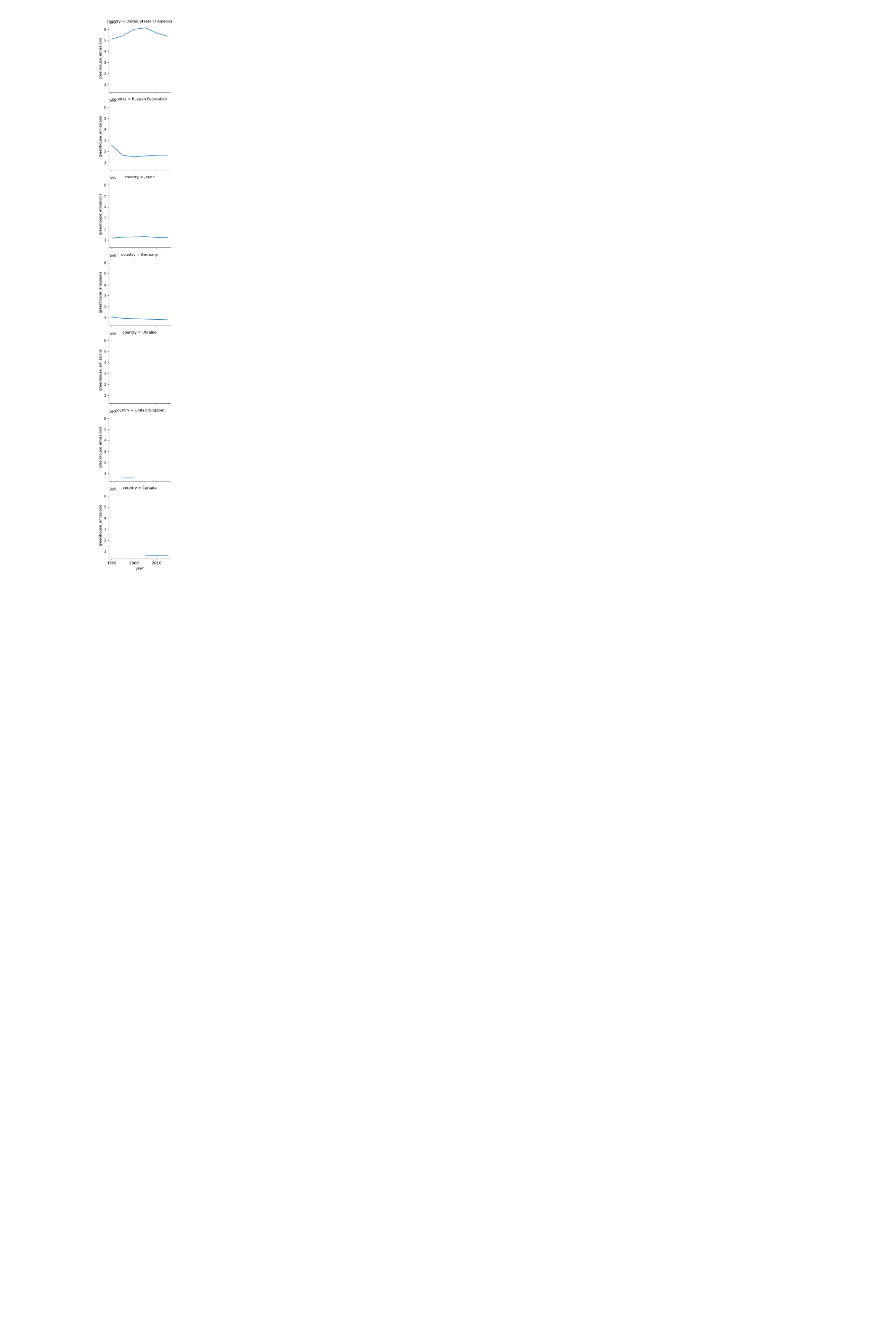
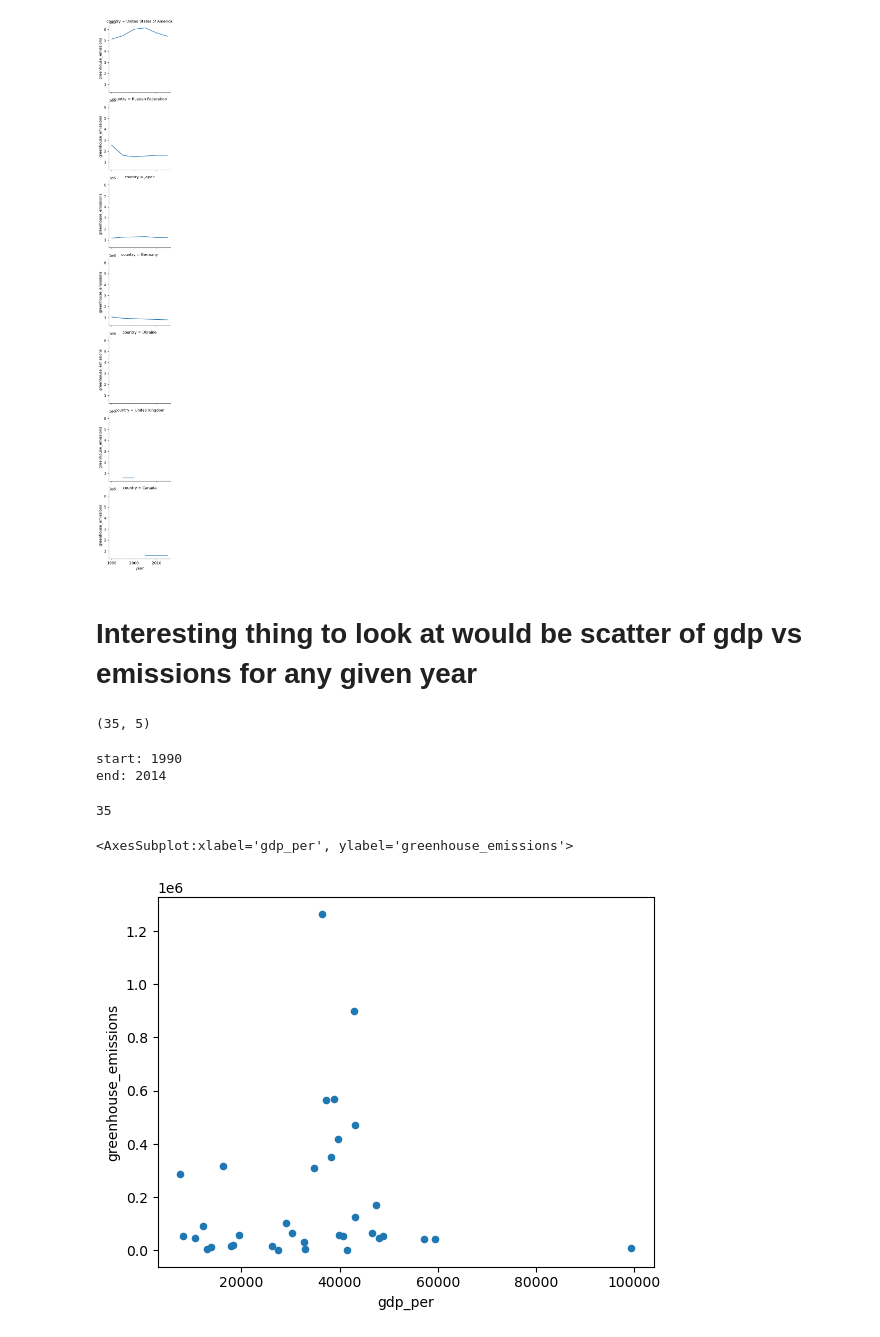
Before and after one commit to NSS-Full-Time-Data-Analytics-8/un_project-theo-carr, a Jupyter notebook: bonus_workbook.ipynb, the cells around one changed output. Saved outputs shown, nothing was run; the diff lists cells and outputs as text; code cells hidden in the pictures; blank space fills up the shorter version.

```diff
--- a/bonus_workbook.ipynb
+++ b/bonus_workbook.ipynb
@@ -218,3 +218,29 @@ rolling_emissions_facet = sns.FacetGrid(rolling_top_emissions, row = 'country')
 rolling_emissions_map = rolling_emissions_facet.map(sns.lineplot, 'year', 'greenhouse_emissions')
 # %% [output]
 [figure]
+# %% [markdown]
+# Interesting thing to look at would be scatter of gdp vs emissions for any given year
+# %%
+## lets make dataframe for 2000 stats
+cs_2000 = country_stats.query('year == 2000')
+cs_2000 = cs_2018.dropna()
+cs_2000.shape
+# %% [output]
+(35, 5)
+# %%
+## all testing to see which years contain the most data
+nn_cs = country_stats.dropna()
+print('start:', nn_cs.year.min())
+print('end:', nn_cs.year.max())
+nn_counts  = nn_cs.groupby(nn_cs.year).agg('count')
+nn_counts.country.max()
+### the max number of countries for any given year is 35
+# %% [output]
+start: 1990
+end: 2014
+35
+# %%
+cs_2000.plot.scatter('gdp_per','greenhouse_emissions')
+# %% [output]
+<AxesSubplot:xlabel='gdp_per', ylabel='greenhouse_emissions'>
+[figure, added]
```
Also changed, not shown: parts of 14 cells of this notebook.
